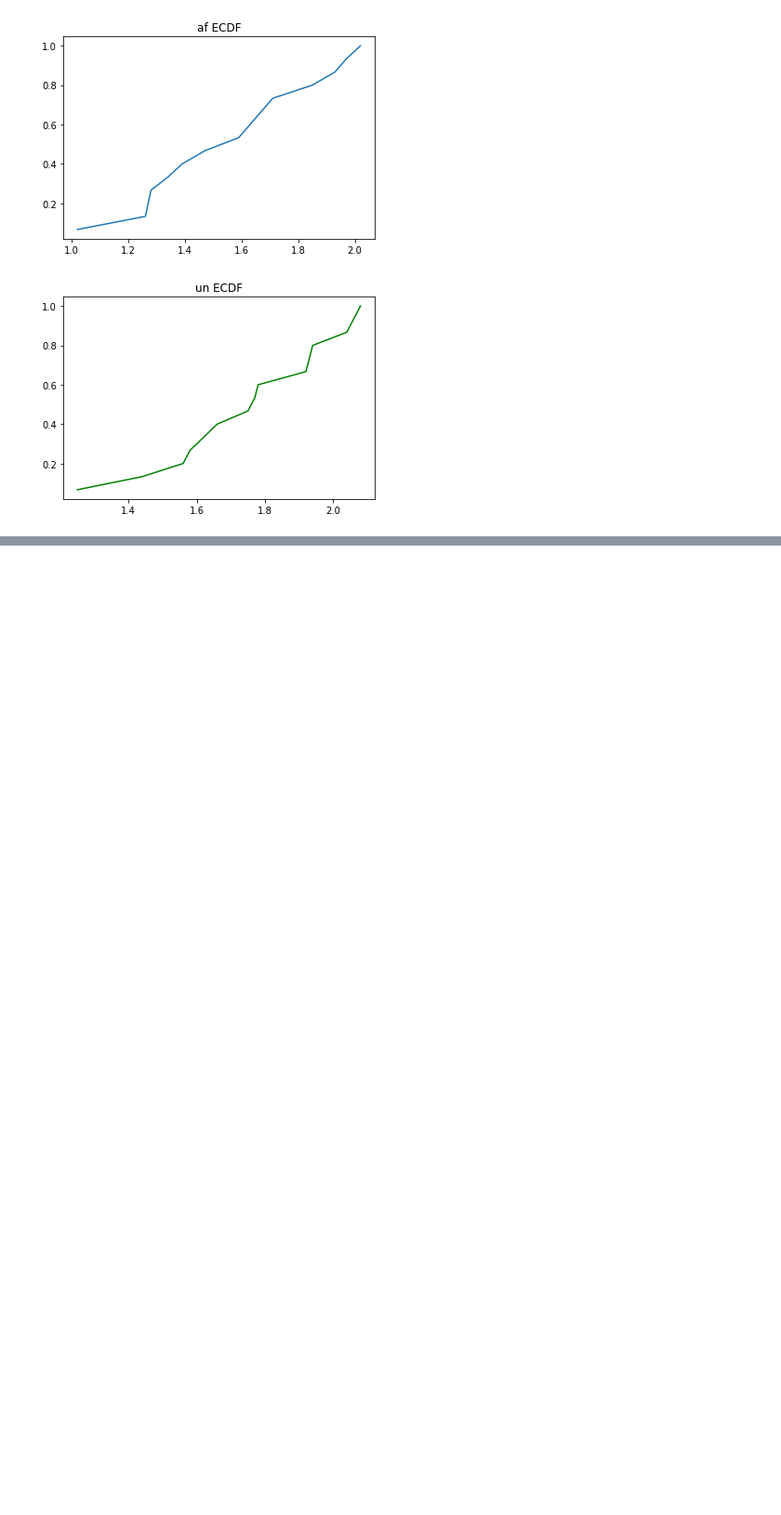
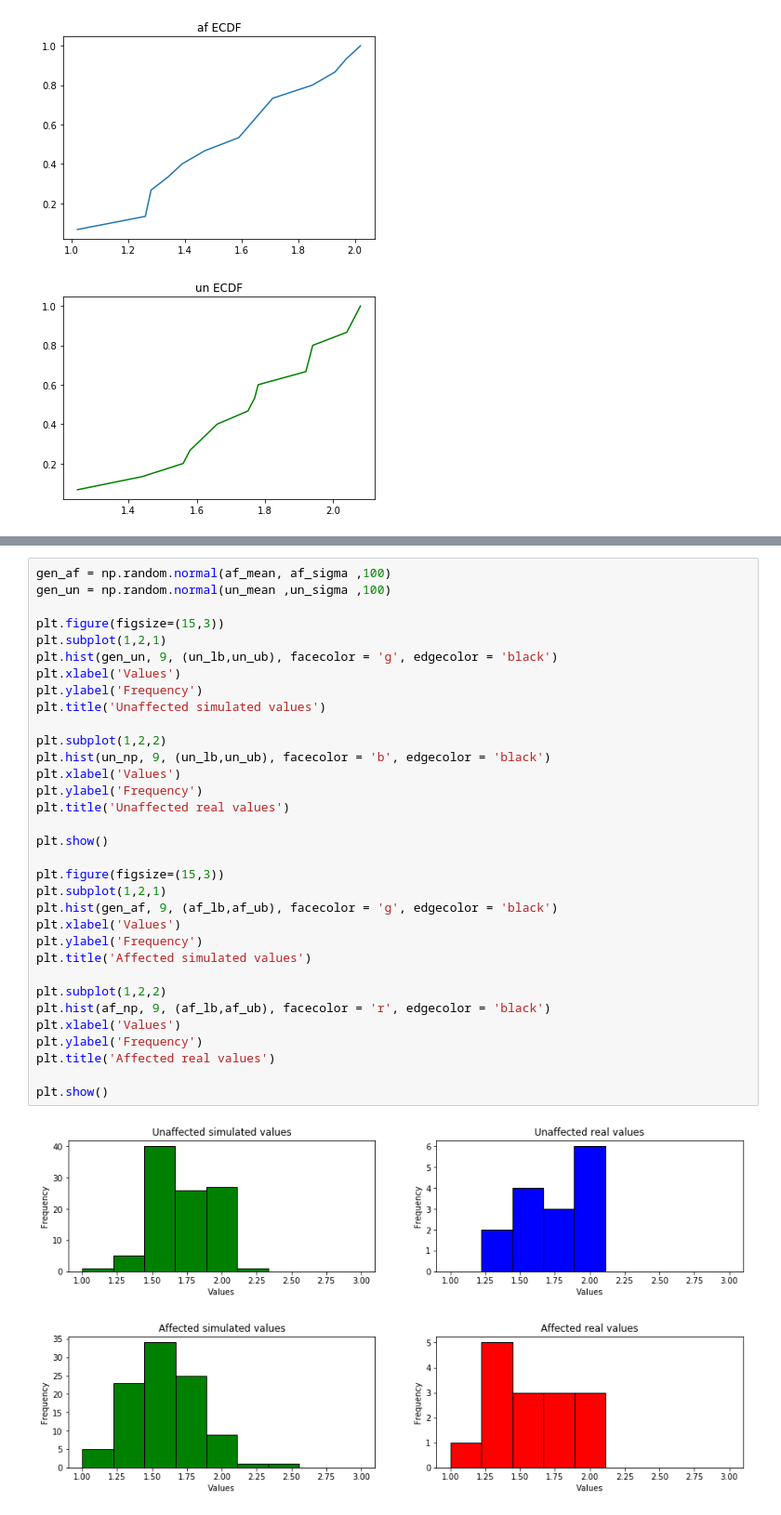
Before and after one commit to patrotom/pst_homework, a Jupyter notebook: src/general.ipynb, the cells around one changed output, grey strips where cells are left out. Shown at 93% size. Cells and saved outputs as stored; diff of their text form; blank space fills up the shorter version.

```diff
--- a/src/general.ipynb
+++ b/src/general.ipynb
@@ -154,0 +255,36 @@ plt.show()
+# %%
+gen_af = np.random.normal(af_mean, af_sigma ,100)
+gen_un = np.random.normal(un_mean ,un_sigma ,100)
+
+plt.figure(figsize=(15,3))
+plt.subplot(1,2,1)
+plt.hist(gen_un, 9, (un_lb,un_ub), facecolor = 'g', edgecolor = 'black')
+plt.xlabel('Values')
+plt.ylabel('Frequency')
+plt.title('Unaffected simulated values')
+
+plt.subplot(1,2,2)
+plt.hist(un_np, 9, (un_lb,un_ub), facecolor = 'b', edgecolor = 'black')
+plt.xlabel('Values')
+plt.ylabel('Frequency')
+plt.title('Unaffected real values')
+
+plt.show()
+
+plt.figure(figsize=(15,3))
+plt.subplot(1,2,1)
+plt.hist(gen_af, 9, (af_lb,af_ub), facecolor = 'g', edgecolor = 'black')
+plt.xlabel('Values')
+plt.ylabel('Frequency')
+plt.title('Affected simulated values')
+
+plt.subplot(1,2,2)
+plt.hist(af_np, 9, (af_lb,af_ub), facecolor = 'r', edgecolor = 'black')
+plt.xlabel('Values')
+plt.ylabel('Frequency')
+plt.title('Affected real values')
+
+plt.show()
+# %% [output]
+[figure, added]
+[figure, added]
```
Also changed, not shown: parts of 10 cells of this notebook, 1 other file.
